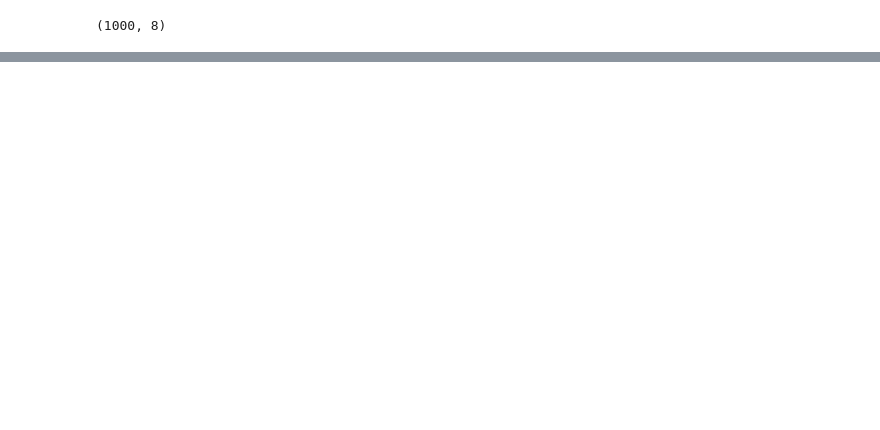
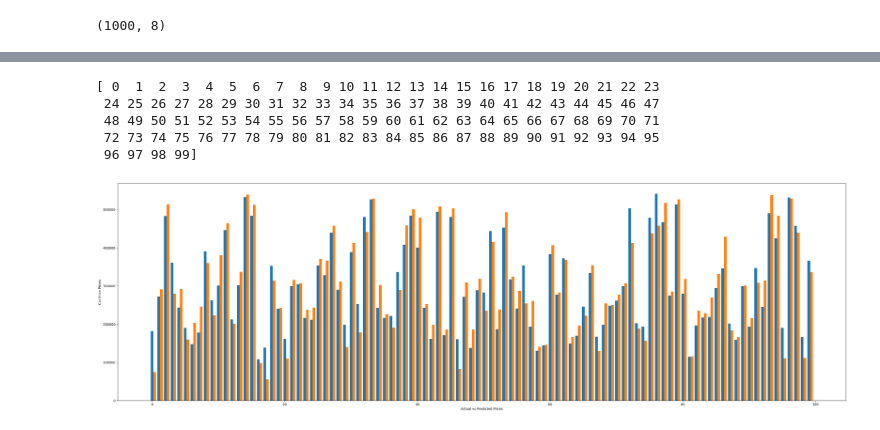
Before and after one commit to jyotiraut/DeepLearning, a Jupyter notebook: Car_price_prediction/Car_price_prediction.ipynb, the cells around one changed output, grey strips where cells are left out. Saved outputs shown, nothing was run; the diff lists cells and outputs as text; code cells hidden in the pictures; blank space fills up the shorter version.

```diff
--- a/Car_price_prediction/Car_price_prediction.ipynb
+++ b/Car_price_prediction/Car_price_prediction.ipynb
@@ -286,0 +327,5 @@ print(x.shape)
+# %%
+y_true = list(y_test[:,0].numpy())
+# %%
+y_pred = list(model.predict(x_test)[:,0])
+print(y_pred)
@@ -286,0 +335,20 @@ print(x.shape)
+# %%
+import numpy as np
+ind = np.arange(100)
+print(ind)
+plt.figure(figsize=(40,12))
+width = 0.4
+
+plt.bar(ind,y_pred,width,label="Predicted Car Price")
+plt.bar(ind + width,y_true, width, label="Actual Car Price")
+
+plt.xlabel('Actual vs Predicted Prices')
+plt.ylabel('Car Price Prices')
+plt.show()
+# %% [output]
+[ 0  1  2  3  4  5  6  7  8  9 10 11 12 13 14 15 16 17 18 19 20 21 22 23
+ 24 25 26 27 28 29 30 31 32 33 34 35 36 37 38 39 40 41 42 43 44 45 46 47
+ 48 49 50 51 52 53 54 55 56 57 58 59 60 61 62 63 64 65 66 67 68 69 70 71
+ 72 73 74 75 76 77 78 79 80 81 82 83 84 85 86 87 88 89 90 91 92 93 94 95
+ 96 97 98 99]
+[figure, added]
```
Also changed, not shown: parts of 20 cells of this notebook.
